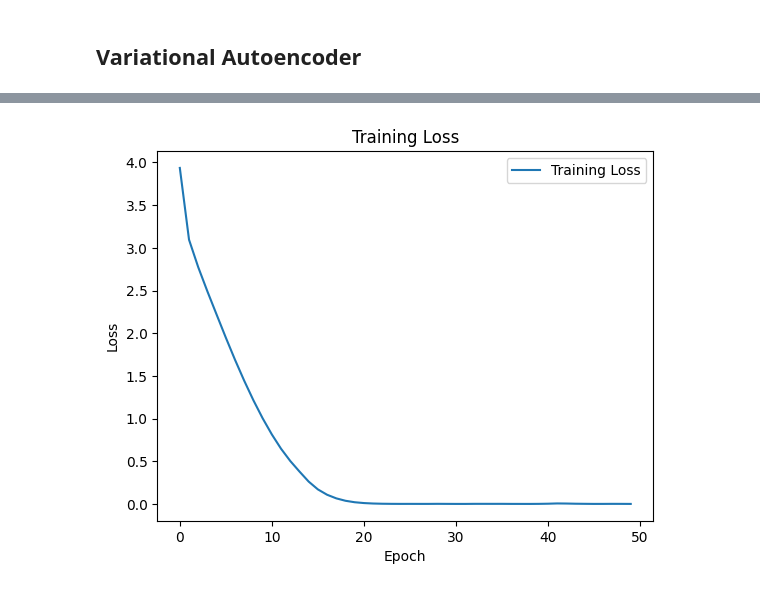
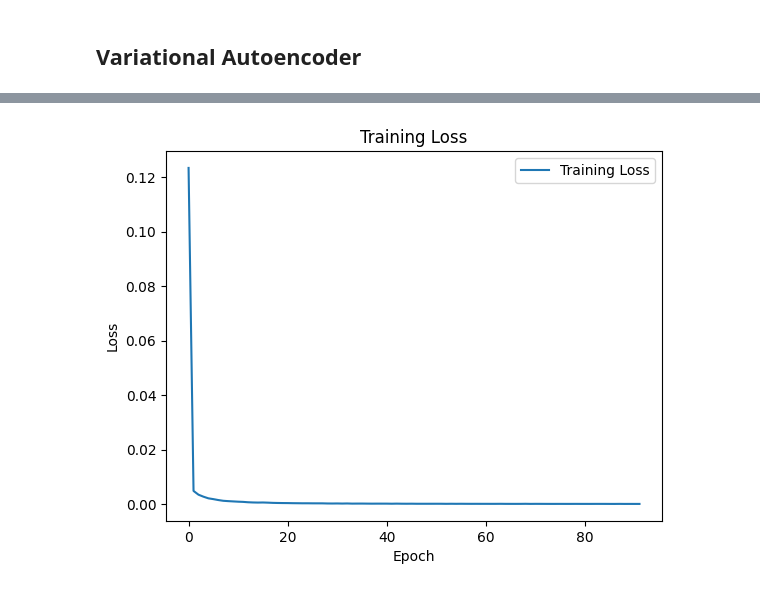
Before and after one commit to abbystokes/SBI_SGWB_DSMMA, a Jupyter notebook: Lexi/VAE.ipynb, the cells around one changed output, grey strips where cells are left out. Saved outputs shown, nothing was run; the diff lists cells and outputs as text; code cells hidden in the pictures.

```diff
--- a/Lexi/VAE.ipynb
+++ b/Lexi/VAE.ipynb
@@ -299,6 +334,21 @@ def Var_By_Column(data):
 
     return sigma
 
-sig_test = np.log10(sim.sigma())#Var_By_Column(x_test)
+sig_test = np.log10(sim.sigma())
 sig_train = np.log10(sim.sigma())
-sig_train = np.log10(sim.sigma())
+sig_val = np.log10(sim.sigma())
+
+plt.semilogx(sim.freq, sig_test, color = 'r', label = 'train')
+#plt.loglog(sim.freq,sig_test, color = 'b', label = 'test')
+#plt.loglog(sim.freq,sig_val, color = 'g', label = 'validate')
+
+plt.ylabel("Variance")
+plt.xlabel("Frequency")
+plt.title("Training Data Variance vs Frequency")
+plt.legend()
+plt.tight_layout()
+
+plt.show()
+
+
+#plt.plot(sig_train, c="r")
@@ -345,11 +401,16 @@ import matplotlib.pyplot as plt
 # Variational Autoencoder
 model = VAE()
 optimizer = optim.Adam(model.parameters(), lr=0.0001)  # Smaller learning rate
-sig_train = sig_train  # list of variances per feature
+  # list of variances per feature
+
+# Define early stopping parameters
+patience = 5 # Number of epochs to wait for improvement
+best_loss = float('inf')  # Initial best loss, set to infinity
+epochs_without_improvement = 0  # Counter for the number of epochs without improvement
 
 train_losses = []
 # Training loop
-num_epochs = 50
+num_epochs = 100
 for epoch in range(num_epochs):
     model.train()
     running_loss = 0.0
@@ -376,6 +437,18 @@ for epoch in range(num_epochs):
     # Print the loss for this epoch
     print(f"Epoch [{epoch+1}/{num_epochs}], Loss: {epoch_loss:.10f}")
 
+    # Early stopping condition
+    if epoch_loss < best_loss:
+        best_loss = epoch_loss
+        epochs_without_improvement = 0  # Reset counter
+    else:
+        epochs_without_improvement += 1
+
+    # Check if we've exceeded the patience
+    if epochs_without_improvement >= patience:
+        print(f"Early stopping at epoch {epoch+1} with no improvement for {patience} epochs.")
+        break
+
 # Plot the training loss
 plt.plot(train_losses, label='Training Loss')
 plt.xlabel('Epoch')
@@ -404,4 +477,4 @@ Epoch [50/50], Loss: 0.0023296856
-[figure, old version]
+[figure, new version]
 # %%
 torch.save(model,'VAE_model_pytorch_V2.pt')
 model = torch.load('VAE_model_pytorch_V2.pt')
```
Also changed, not shown: parts of 33 cells of this notebook, 1 other file.
